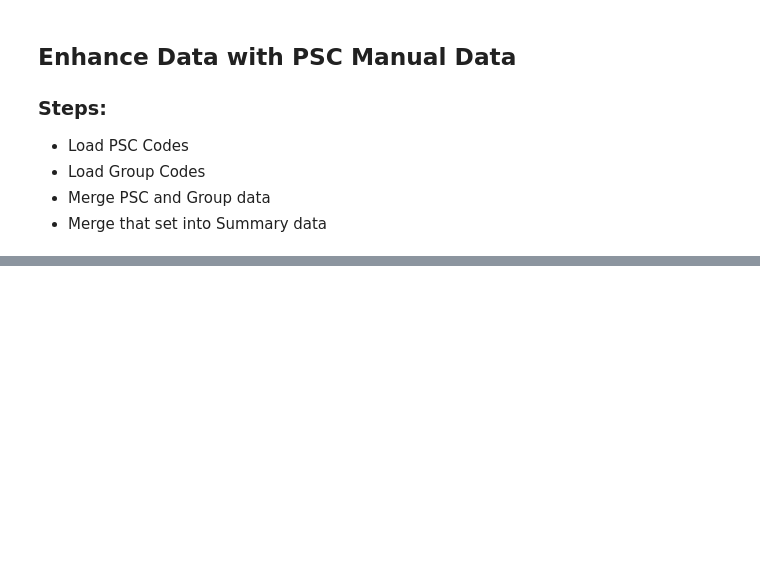
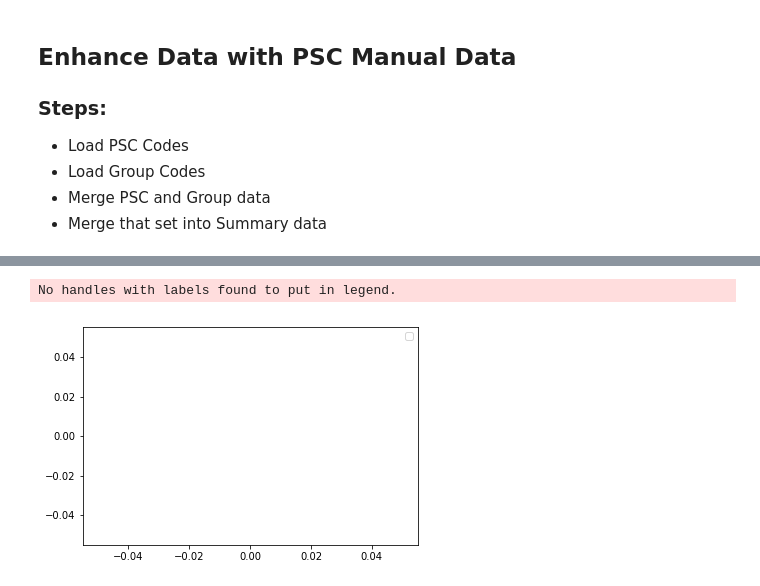
Before and after one commit to jkennedy74/DataViz_Project1, a Jupyter notebook: 1033 Data.ipynb, the cells around one changed output, grey strips where cells are left out. Drawn from its saved outputs; the diff is of its cells as text; code cells hidden in the pictures; blank space fills up the shorter version.

```diff
--- a/1033 Data.ipynb
+++ b/1033 Data.ipynb
@@ -76,0 +82,3 @@ summary_df.to_csv("summary_df.csv")
+# %%
+geo_df = pd.read_csv("geo.csv")
+geo_df.head()
@@ -76,0 +92,2 @@ summary_df.to_csv("summary_df.csv")
+# %%
+summary_df = summary_df.merge(geo_df, how= "left", on = ['State_Ab','County'])
@@ -76,0 +106,9 @@ summary_df.to_csv("summary_df.csv")
+# %%
+plt.plot(kind="scatter", x=summary_df["Lon"], y=summary_df["Lat"],
+    colorbar=True, alpha=0.4, figsize=(10,7),
+)
+plt.legend()
+plt.show()
+# %% [output]
+No handles with labels found to put in legend.
+[figure, added]
```
Also changed, not shown: parts of 13 cells of this notebook, 2 other files.
